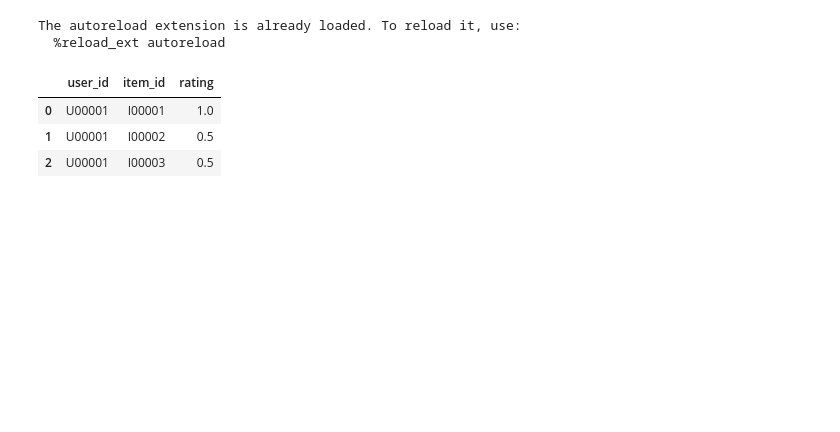
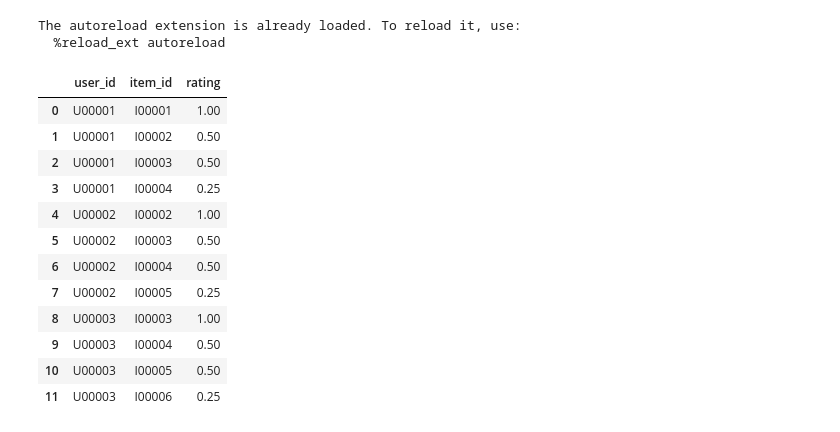
Before and after one commit to DungBeetleBASH/recsys-pipeliner, a Jupyter notebook: notebooks/blog/02-toy-user-item-dataset.ipynb, the cells around one changed output. Cells and saved outputs as stored; diff of their text form; code cells hidden in the pictures; blank space fills up the shorter version.

```diff
--- a/notebooks/blog/02-toy-user-item-dataset.ipynb
+++ b/notebooks/blog/02-toy-user-item-dataset.ipynb
@@ -19,39 +19,46 @@ from pipeliner.recommendations.recommender import SimilarityRecommender
 # %%
 # Create a toy dataset
 
-NUM_USERS = 6
-NUM_ITEMS = 6
+NUM_USERS = 12
+NUM_ITEMS = 12
 
 # Create arrays for each column
-users = np.repeat(np.arange(NUM_USERS), 3)
-items = (
-    np.lib.stride_tricks.sliding_window_view(
-        np.hstack([np.arange(NUM_ITEMS), np.arange(2)[:2]]), 3
-    ).reshape(-1)
-)
-ratings = np.tile([1, 0.5, 0.5], NUM_USERS)
+users = np.repeat(np.arange(NUM_USERS), 4)
+stacked = np.hstack([np.arange(NUM_ITEMS), np.arange(3)])
+strides = np.lib.stride_tricks.sliding_window_view(stacked, 4)
+items = strides.reshape(-1)
+ratings = np.tile([1, 0.5, 0.5, 0.25], 12)
 
 # Stack arrays to get (user, item, rating) combinations
 user_item_ratings_generated = np.column_stack((users, items, ratings)).astype(np.float32)
 
 user_item_ratings_df = pd.DataFrame(
     user_item_ratings_generated, columns=["user_id", "item_id", "rating"]
 )
 user_item_ratings_df.user_id = user_item_ratings_df.user_id.astype(int).map(
     lambda i: f"U{i + 1:05d}"
 )
 user_item_ratings_df.item_id = user_item_ratings_df.item_id.astype(int).map(
     lambda i: f"I{i + 1:05d}"
 )
 user_item_ratings_df.to_csv(
     "../../tests/test_data/user_item_ratings_toy.csv", index=False
 )
-display(user_item_ratings_df.head(3))
+display(user_item_ratings_df.head(12))
 # %% [output]
 |  | user_id | item_id | rating |
-| 0 | U00001 | I00001 | 1.0 |
-| 1 | U00001 | I00002 | 0.5 |
-| 2 | U00001 | I00003 | 0.5 |
+| 0 | U00001 | I00001 | 1.00 |
+| 1 | U00001 | I00002 | 0.50 |
+| 2 | U00001 | I00003 | 0.50 |
+| 3 | U00001 | I00004 | 0.25 |
+| 4 | U00002 | I00002 | 1.00 |
+| 5 | U00002 | I00003 | 0.50 |
+| 6 | U00002 | I00004 | 0.50 |
+| 7 | U00002 | I00005 | 0.25 |
+| 8 | U00003 | I00003 | 1.00 |
+| 9 | U00003 | I00004 | 0.50 |
+| 10 | U00003 | I00005 | 0.50 |
+| 11 | U00003 | I00006 | 0.25 |
 # %%
 users = user_item_ratings_df.user_id.unique()
 items = user_item_ratings_df.item_id.unique()
```
Also changed, not shown: parts of 2 cells of this notebook, 8 other files.
